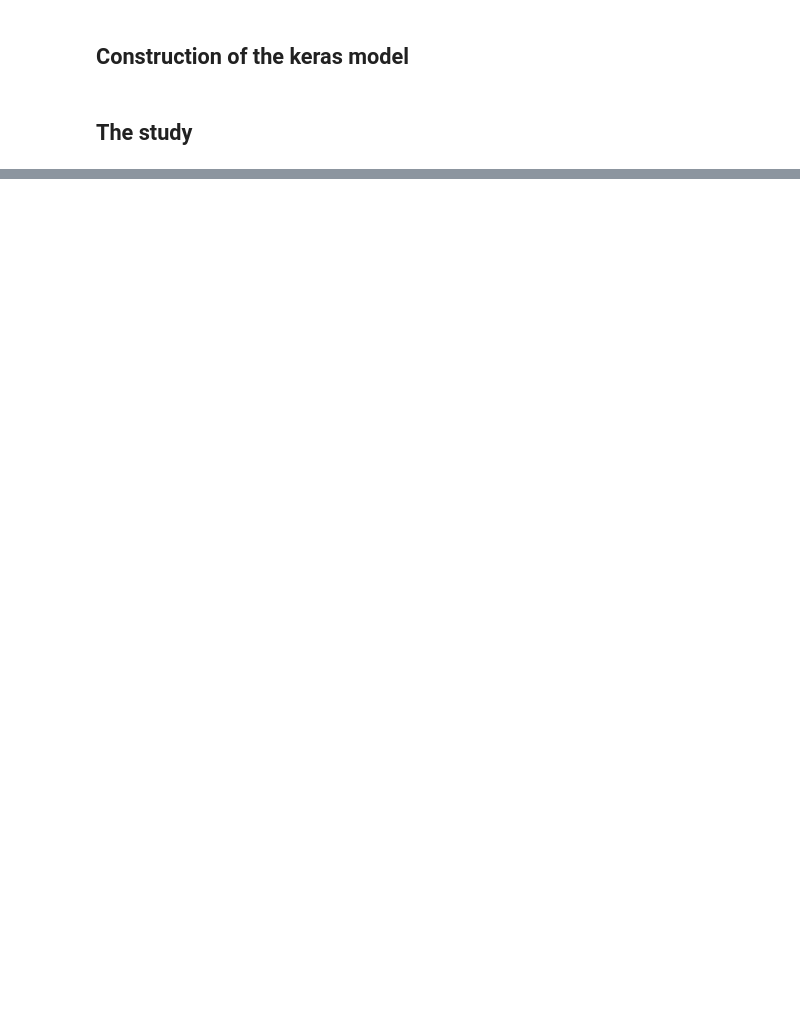
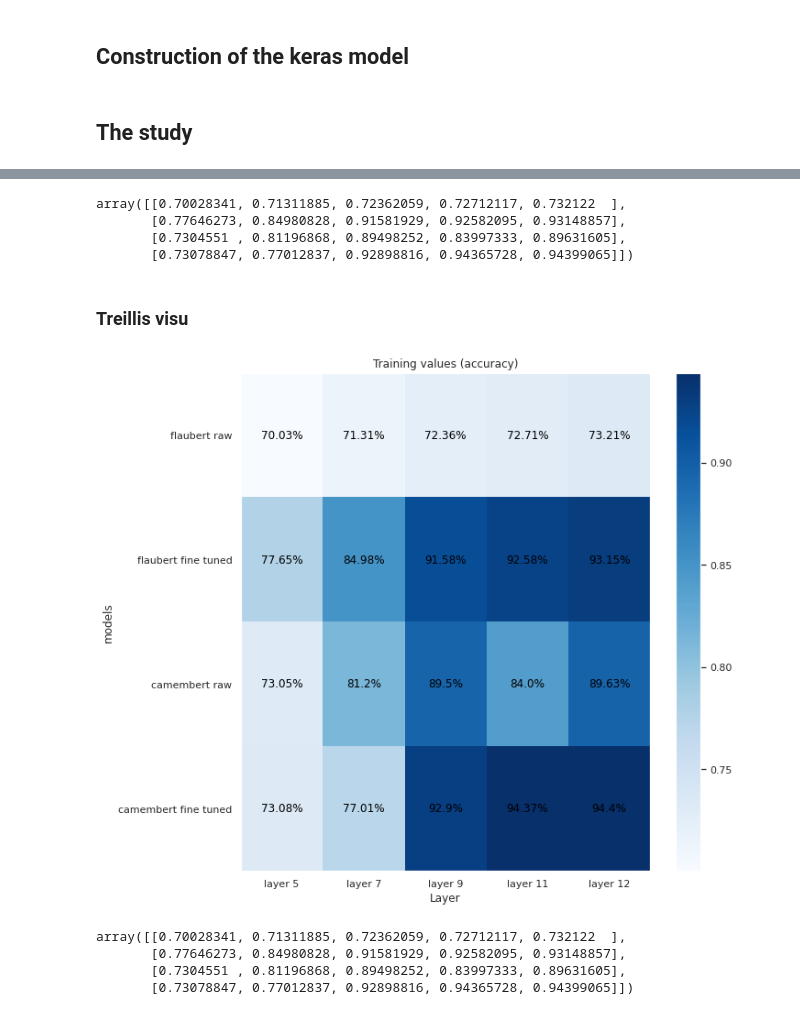
Before and after one commit to lolofo/pir_irisa_insa, a Jupyter notebook: cls_study.ipynb, the cells around one changed output, grey strips where cells are left out. Saved outputs shown, nothing was run; the diff lists cells and outputs as text; code cells hidden in the pictures; blank space fills up the shorter version.

```diff
--- a/cls_study.ipynb
+++ b/cls_study.ipynb
@@ -299,0 +263,16 @@ Epoch 30/30
+# %%
+with open('numpy_save/camembert_ft.npy', 'rb') as f:
+    train_array_5 = np.load(f)
+    train_array_7 = np.load(f)
+    train_array_9 = np.load(f)
+    train_array_11 = np.load(f)
+    train_array_12 = np.load(f)
+
+    test_array_5 = np.load(f)
+    test_array_7 = np.load(f)
+    test_array_9 = np.load(f)
+    test_array_11 = np.load(f)
+    test_array_12 = np.load(f)
+
+    train_label = np.load(f)
+    test_lab = np.load(f)
@@ -299,0 +308,50 @@ Epoch 30/30
+# %%
+treillis
+# %% [output]
+array([[0.70028341, 0.71311885, 0.72362059, 0.72712117, 0.732122  ],
+       [0.77646273, 0.84980828, 0.91581929, 0.92582095, 0.93148857],
+       [0.7304551 , 0.81196868, 0.89498252, 0.83997333, 0.89631605],
+       [0.73078847, 0.77012837, 0.92898816, 0.94365728, 0.94399065]])
+# %% [markdown]
+### Treillis visu
+# %%
+def visu_treillis(treillis) :
+
+    fig = plt.figure(figsize=(10,10))
+
+    plt.imshow(treillis , aspect = 'auto',cmap='Blues')
+    txt = "Training values (accuracy)"
+    plt.title(txt)
+    y_label_list = ["flaubert raw" , "flaubert fine tuned" , "camembert raw" , "camembert fine tuned"]
+    x_label_list = ["layer 5" , "layer 7" , "layer 9" , "layer 11" , "layer 12"]
+    plt.xlabel('Layer')
+    plt.ylabel('models')
+    ax = plt.gca()
+
+    ax.set_xticks(range(5))
+    ax.set_yticks(range(4))
+
+    ax.set_xticklabels(x_label_list)
+    ax.set_yticklabels(y_label_list)
+
+    for x_index in range(5) :
+        for y_index in range(4) :
+            label = str(np.round(100*treillis[y_index,x_index] , 2)) + "%"
+            plt.text(x_index, y_index, label, color= 'black', ha='center', va='center')
+
+    # don't show the grid
+    plt.grid()
+    plt.colorbar()
+
+    return fig
+
+fig = visu_treillis(treillis)
+# %% [output]
+[figure, added]
+# %%
+treillis
+# %% [output]
+array([[0.70028341, 0.71311885, 0.72362059, 0.72712117, 0.732122  ],
+       [0.77646273, 0.84980828, 0.91581929, 0.92582095, 0.93148857],
+       [0.7304551 , 0.81196868, 0.89498252, 0.83997333, 0.89631605],
+       [0.73078847, 0.77012837, 0.92898816, 0.94365728, 0.94399065]])
```
Also changed, not shown: parts of 30 cells of this notebook, 3 other files.
